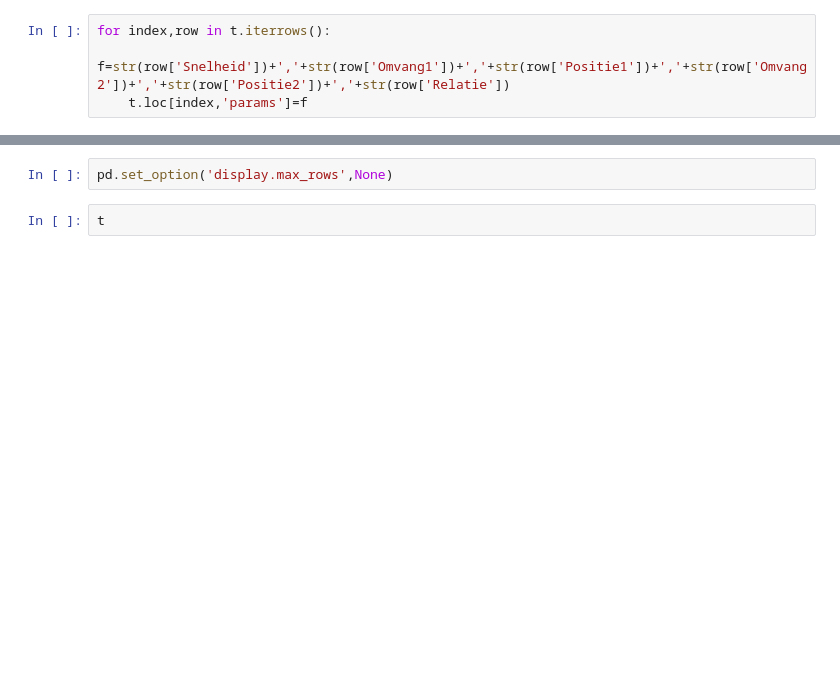
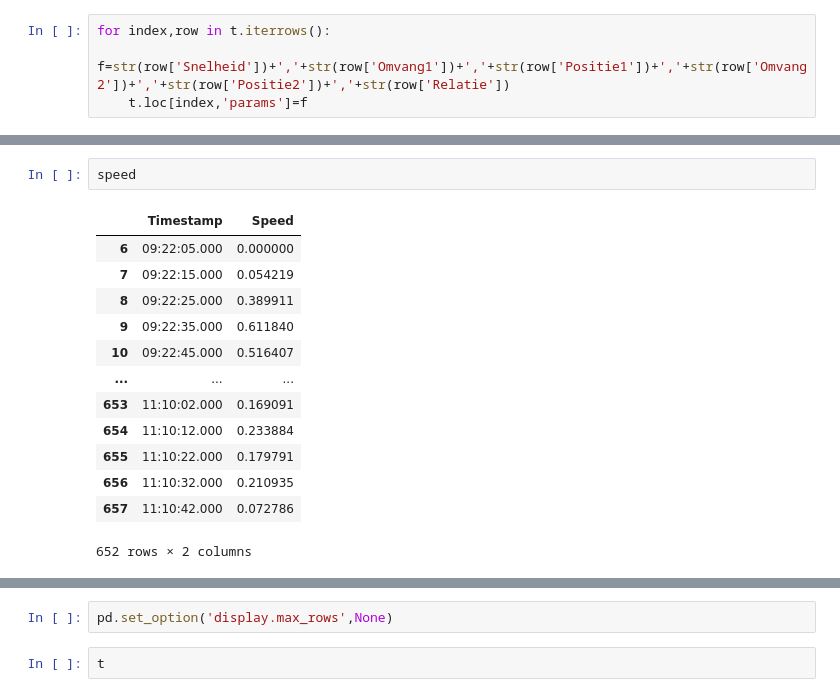
Before and after one commit to AmirHosseinJazz/Edmo_SwarmIntelligence, a Jupyter notebook: sampling/finding_auth_fast.ipynb, the cells around one changed output, grey strips where cells are left out. Saved outputs shown, nothing was run; the diff lists cells and outputs as text; blank space fills up the shorter version.

```diff
--- a/sampling/finding_auth_fast.ipynb
+++ b/sampling/finding_auth_fast.ipynb
@@ -36,3 +20,19 @@ t
+# %%
+speed
+# %% [output]
+|  | Timestamp | Speed |
+| 6 | 09:22:05.000 | 0.000000 |
+| 7 | 09:22:15.000 | 0.054219 |
+| 8 | 09:22:25.000 | 0.389911 |
+| 9 | 09:22:35.000 | 0.611840 |
+| 10 | 09:22:45.000 | 0.516407 |
+| ... | ... | ... |
+| 653 | 11:10:02.000 | 0.169091 |
+| 654 | 11:10:12.000 | 0.233884 |
+| 655 | 11:10:22.000 | 0.179791 |
+| 656 | 11:10:32.000 | 0.210935 |
+| 657 | 11:10:42.000 | 0.072786 |
+652 rows × 2 columns
 # %%
 for j in t.params.unique():
     speeds=(t[t['params']==j].Speed)
```
Also changed, not shown: parts of 4 cells of this notebook, 4 other files.
